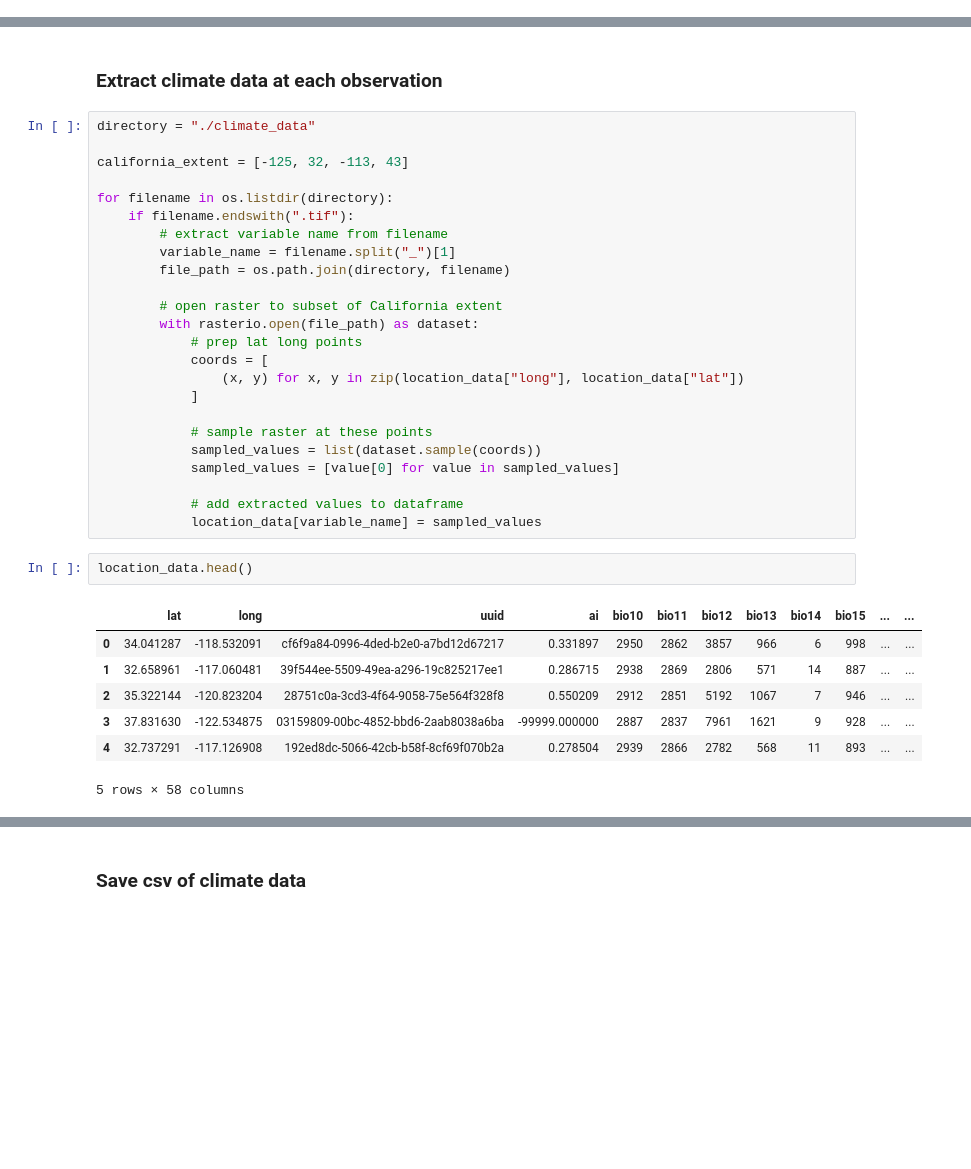
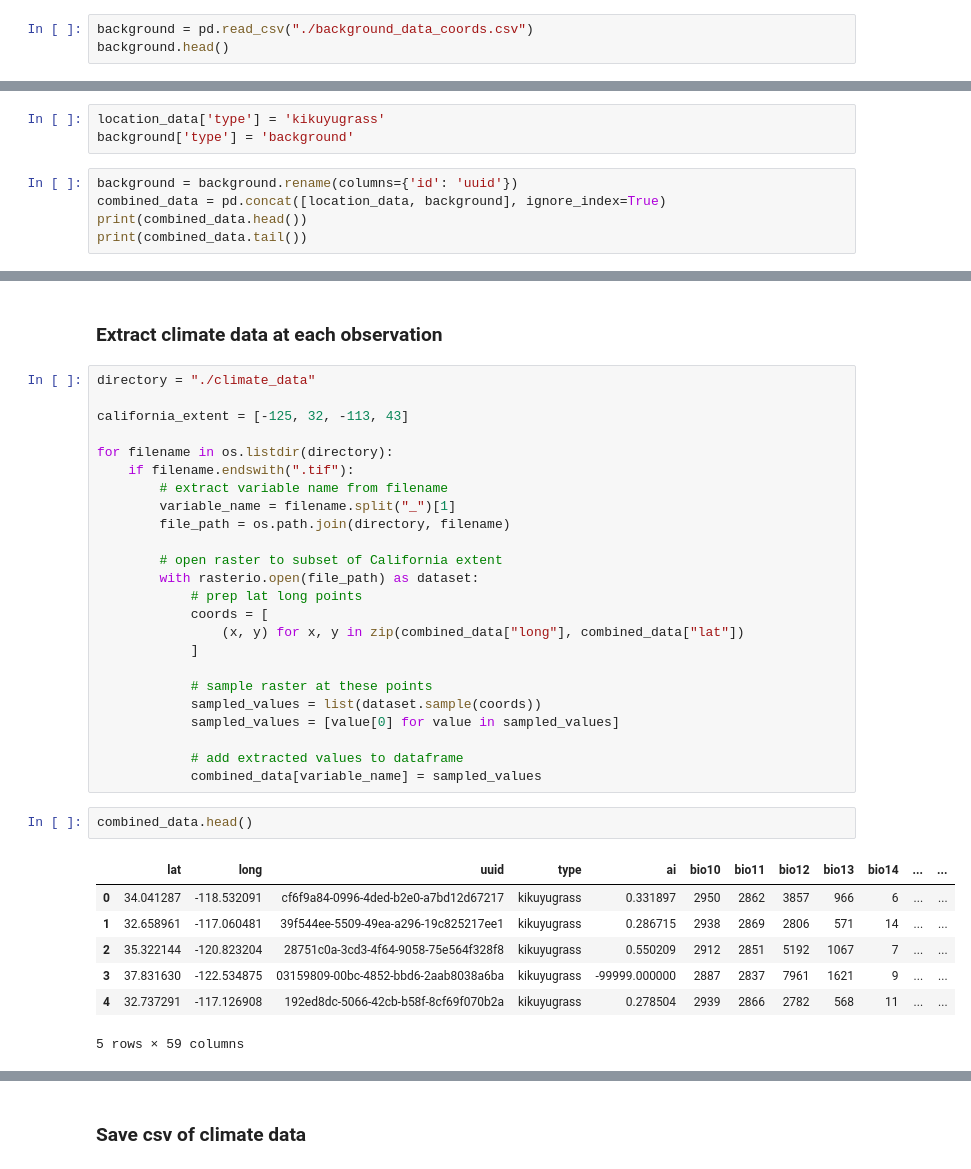
Before and after one commit to maggie-reiter/turfgrass-maps, a Jupyter notebook: kikuyugrass distribution/prep_climate_data.ipynb, the cells around one changed output, grey strips where cells are left out. Drawn from its saved outputs; the diff is of its cells as text; blank space fills up the shorter version.

Commit message:
Add background data

```diff
--- a/kikuyugrass distribution/prep_climate_data.ipynb
+++ b/kikuyugrass distribution/prep_climate_data.ipynb
@@ -179,0 +182,3 @@ location_data.head()
+# %%
+background = pd.read_csv("./background_data_coords.csv")
+background.head()
@@ -179,0 +194,8 @@ location_data.head()
+# %%
+location_data['type'] = 'kikuyugrass'
+background['type'] = 'background'
+# %%
+background = background.rename(columns={'id': 'uuid'})
+combined_data = pd.concat([location_data, background], ignore_index=True)
+print(combined_data.head())
+print(combined_data.tail())
@@ -194,7 +229,7 @@ for filename in os.listdir(directory):
         with rasterio.open(file_path) as dataset:
             # prep lat long points
             coords = [
-                (x, y) for x, y in zip(location_data["long"], location_data["lat"])
+                (x, y) for x, y in zip(combined_data["long"], combined_data["lat"])
             ]
 
             # sample raster at these points
@@ -202,14 +237,14 @@ for filename in os.listdir(directory):
             sampled_values = [value[0] for value in sampled_values]
 
             # add extracted values to dataframe
-            location_data[variable_name] = sampled_values
+            combined_data[variable_name] = sampled_values
 # %%
-location_data.head()
+combined_data.head()
 # %% [output]
-|  | lat | long | uuid | ai | bio10 | bio11 | bio12 | bio13 | bio14 | bio15 | ... | ... |
-| 0 | 34.041287 | -118.532091 | cf6f9a84-0996-4ded-b2e0-a7bd12d67217 | 0.331897 | 2950 | 2862 | 3857 | 966 | 6 | 998 | ... | ... |
-| 1 | 32.658961 | -117.060481 | 39f544ee-5509-49ea-a296-19c825217ee1 | 0.286715 | 2938 | 2869 | 2806 | 571 | 14 | 887 | ... | ... |
-| 2 | 35.322144 | -120.823204 | 28751c0a-3cd3-4f64-9058-75e564f328f8 | 0.550209 | 2912 | 2851 | 5192 | 1067 | 7 | 946 | ... | ... |
-| 3 | 37.831630 | -122.534875 | 03159809-00bc-4852-bbd6-2aab8038a6ba | -99999.000000 | 2887 | 2837 | 7961 | 1621 | 9 | 928 | ... | ... |
-| 4 | 32.737291 | -117.126908 | 192ed8dc-5066-42cb-b58f-8cf69f070b2a | 0.278504 | 2939 | 2866 | 2782 | 568 | 11 | 893 | ... | ... |
+|  | lat | long | uuid | type | ai | bio10 | bio11 | bio12 | bio13 | bio14 | ... | ... |
+| 0 | 34.041287 | -118.532091 | cf6f9a84-0996-4ded-b2e0-a7bd12d67217 | kikuyugrass | 0.331897 | 2950 | 2862 | 3857 | 966 | 6 | ... | ... |
+| 1 | 32.658961 | -117.060481 | 39f544ee-5509-49ea-a296-19c825217ee1 | kikuyugrass | 0.286715 | 2938 | 2869 | 2806 | 571 | 14 | ... | ... |
+| 2 | 35.322144 | -120.823204 | 28751c0a-3cd3-4f64-9058-75e564f328f8 | kikuyugrass | 0.550209 | 2912 | 2851 | 5192 | 1067 | 7 | ... | ... |
+| 3 | 37.831630 | -122.534875 | 03159809-00bc-4852-bbd6-2aab8038a6ba | kikuyugrass | -99999.000000 | 2887 | 2837 | 7961 | 1621 | 9 | ... | ... |
+| 4 | 32.737291 | -117.126908 | 192ed8dc-5066-42cb-b58f-8cf69f070b2a | kikuyugrass | 0.278504 | 2939 | 2866 | 2782 | 568 | 11 | ... | ... |
-5 rows × 58 columns
+5 rows × 59 columns
```
Also changed, not shown: parts of 8 cells of this notebook, 2 other files.
